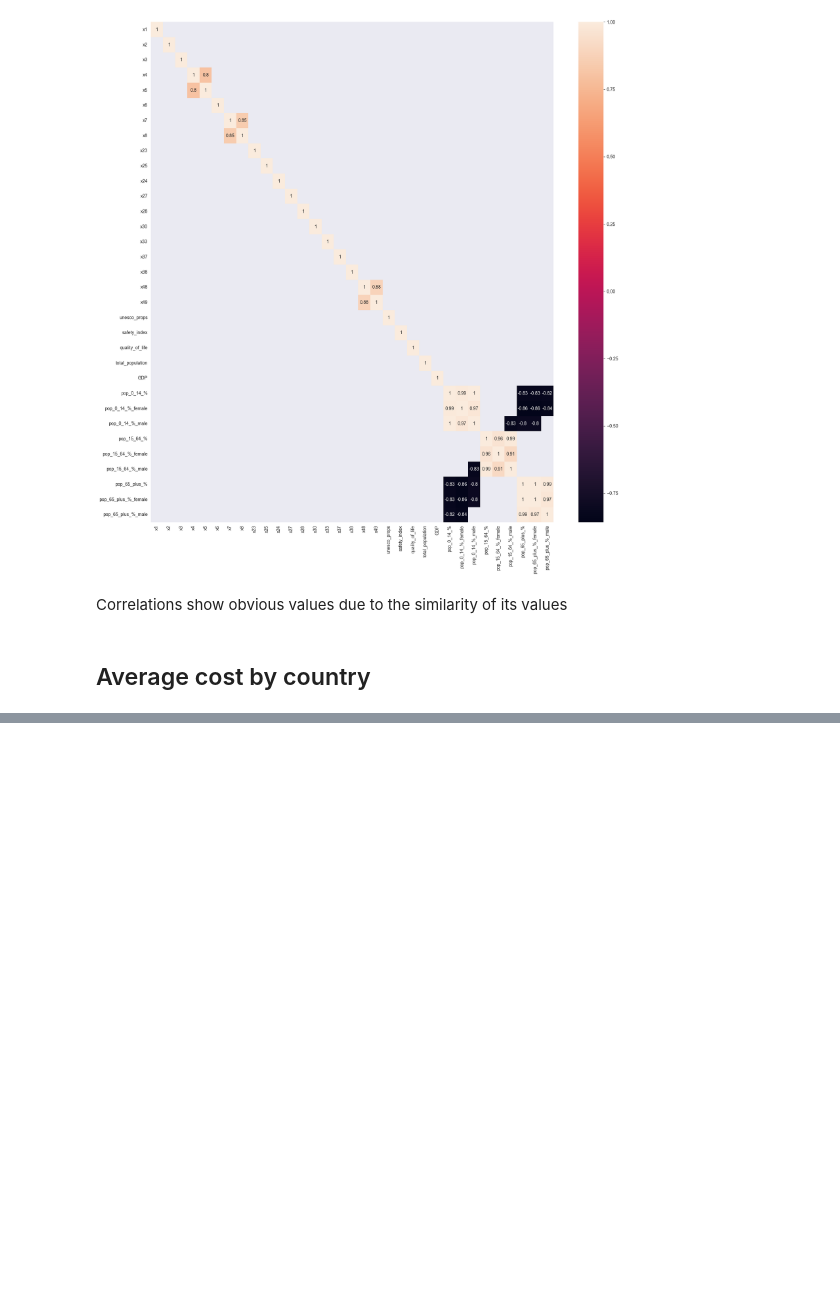
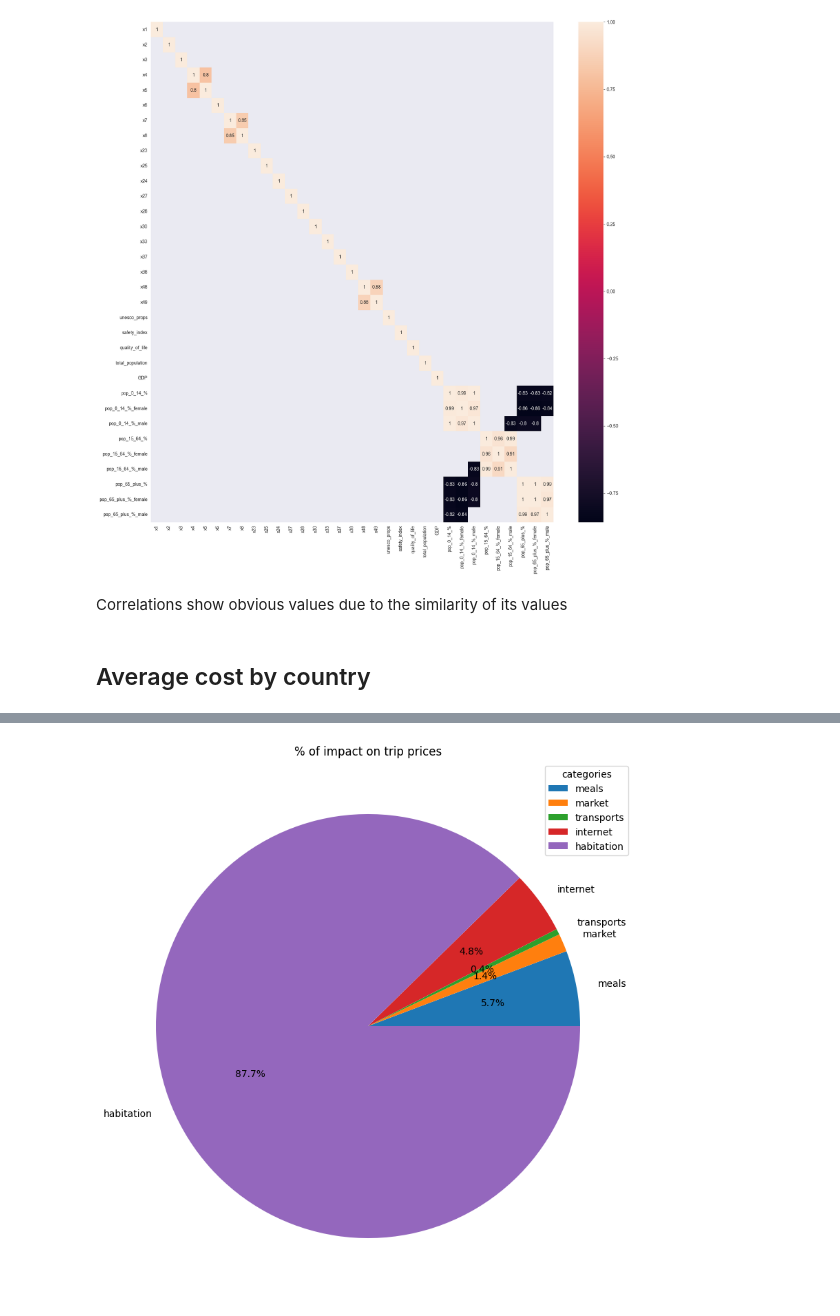
Before and after one commit to Sircarrasco/VAD.PROJETO, a Jupyter notebook: src/tst/dataset_analysis.ipynb, the cells around one changed output, grey strips where cells are left out. Drawn from its saved outputs; the diff is of its cells as text; code cells hidden in the pictures; blank space fills up the shorter version.

```diff
--- a/src/tst/dataset_analysis.ipynb
+++ b/src/tst/dataset_analysis.ipynb
@@ -292,0 +267,20 @@ fig.show()
+# %%
+values = [perc_meals, perc_market, perc_transports, perc_internet, perc_habitation]
+labels = ["meals", "market", "transports", "internet", "habitation"]
+
+#
+plt.figure(figsize=(10, 10))
+
+# create a pie chart
+plt.pie(values, labels=labels, autopct='%1.1f%%')
+
+# add a legend to the chart
+plt.legend(title='categories', loc='upper right')
+
+# add a title to the chart
+plt.title('% of impact on trip prices')
+
+# show the chart
+plt.show()
+# %% [output]
+[figure, added]
```
Also changed, not shown: parts of 22 cells of this notebook, 1 other file.
